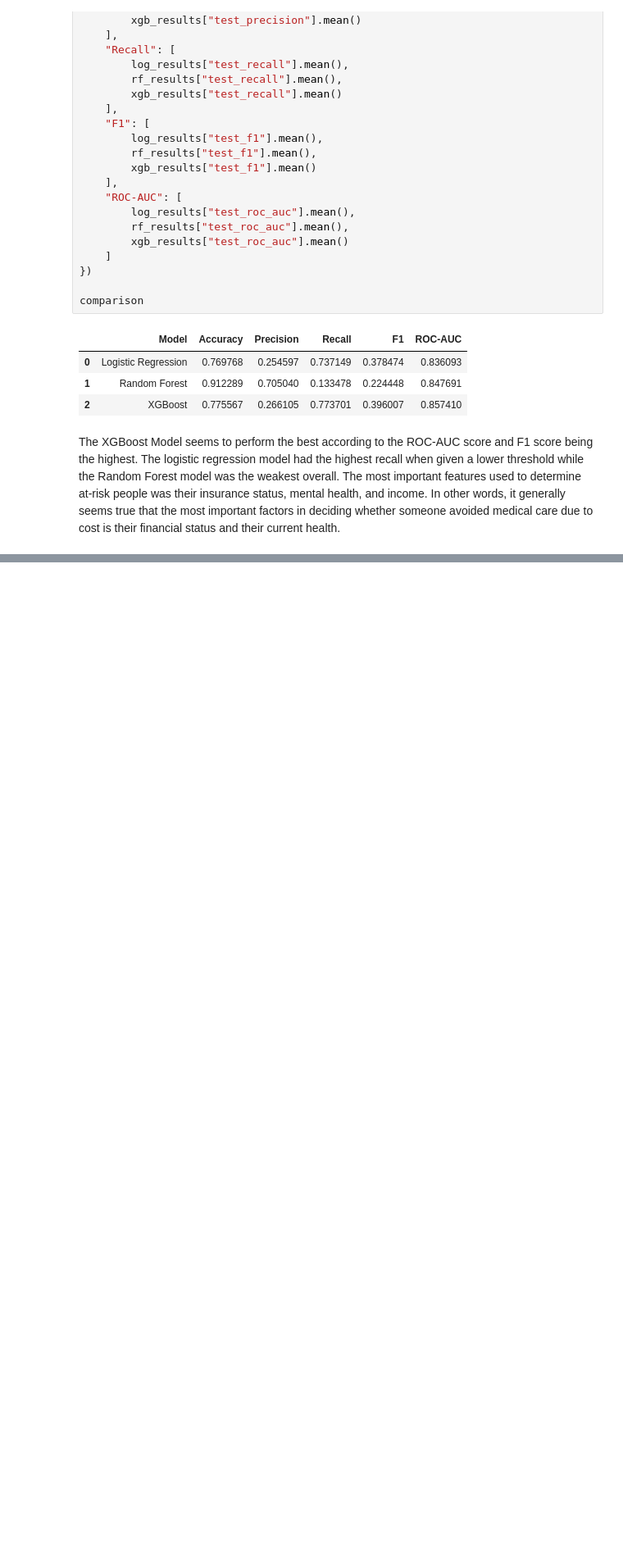
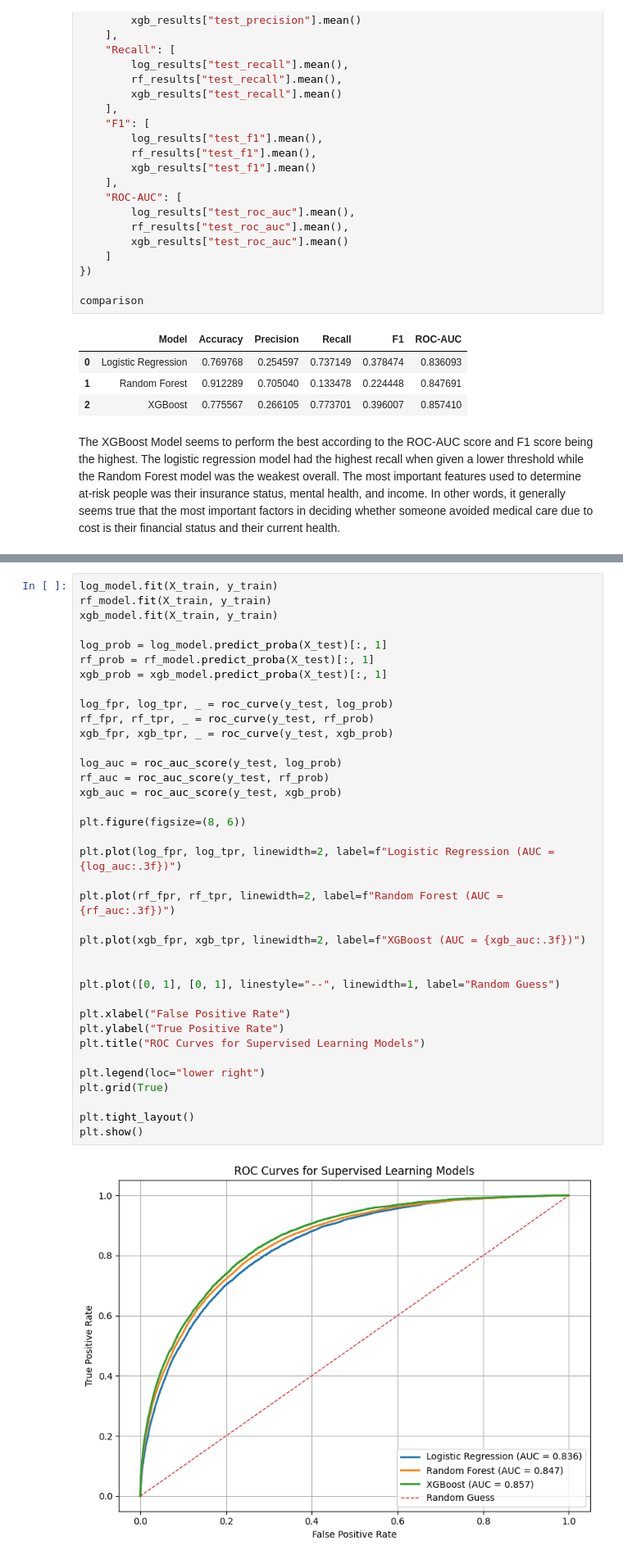
Before and after one commit to rechellet/brfss-healthcare-access-analysis, a Jupyter notebook: notebooks/03_supervised_model.ipynb, the cells around one changed output, grey strips where cells are left out. Shown at 82% size. Cells and saved outputs as stored; diff of their text form; blank space fills up the shorter version.

```diff
--- a/notebooks/03_supervised_model.ipynb
+++ b/notebooks/03_supervised_model.ipynb
@@ -324,0 +572,39 @@ The XGBoost Model seems to perform the best according to the ROC-AUC score and F
+# %%
+log_model.fit(X_train, y_train)
+rf_model.fit(X_train, y_train)
+xgb_model.fit(X_train, y_train)
+
+log_prob = log_model.predict_proba(X_test)[:, 1]
+rf_prob = rf_model.predict_proba(X_test)[:, 1]
+xgb_prob = xgb_model.predict_proba(X_test)[:, 1]
+
+log_fpr, log_tpr, _ = roc_curve(y_test, log_prob)
+rf_fpr, rf_tpr, _ = roc_curve(y_test, rf_prob)
+xgb_fpr, xgb_tpr, _ = roc_curve(y_test, xgb_prob)
+
+log_auc = roc_auc_score(y_test, log_prob)
+rf_auc = roc_auc_score(y_test, rf_prob)
+xgb_auc = roc_auc_score(y_test, xgb_prob)
+
+plt.figure(figsize=(8, 6))
+
+plt.plot(log_fpr, log_tpr, linewidth=2, label=f"Logistic Regression (AUC = {log_auc:.3f})")
+
+plt.plot(rf_fpr, rf_tpr, linewidth=2, label=f"Random Forest (AUC = {rf_auc:.3f})")
+
+plt.plot(xgb_fpr, xgb_tpr, linewidth=2, label=f"XGBoost (AUC = {xgb_auc:.3f})")
+
+
+plt.plot([0, 1], [0, 1], linestyle="--", linewidth=1, label="Random Guess")
+
+plt.xlabel("False Positive Rate")
+plt.ylabel("True Positive Rate")
+plt.title("ROC Curves for Supervised Learning Models")
+
+plt.legend(loc="lower right")
+plt.grid(True)
+
+plt.tight_layout()
+plt.show()
+# %% [output]
+[figure, added]
```
Also changed, not shown: parts of 10 cells of this notebook.
